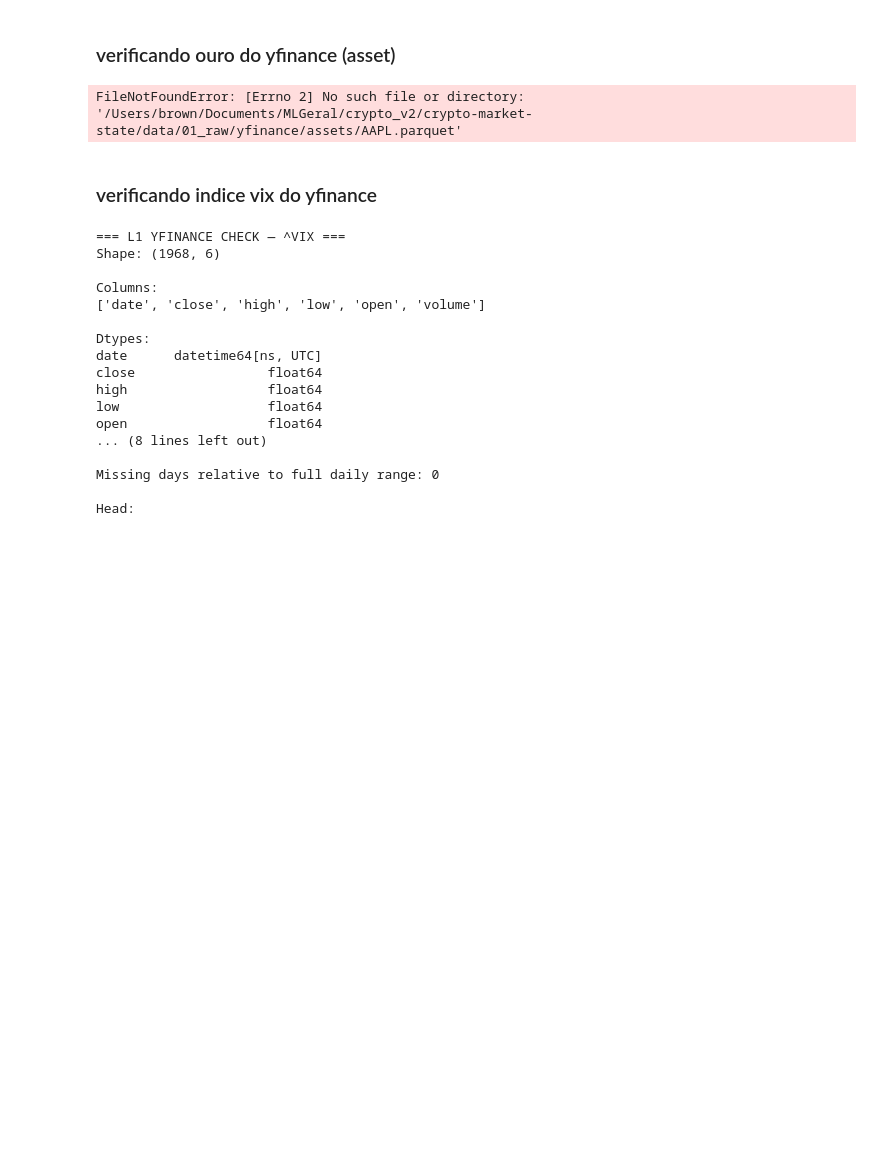
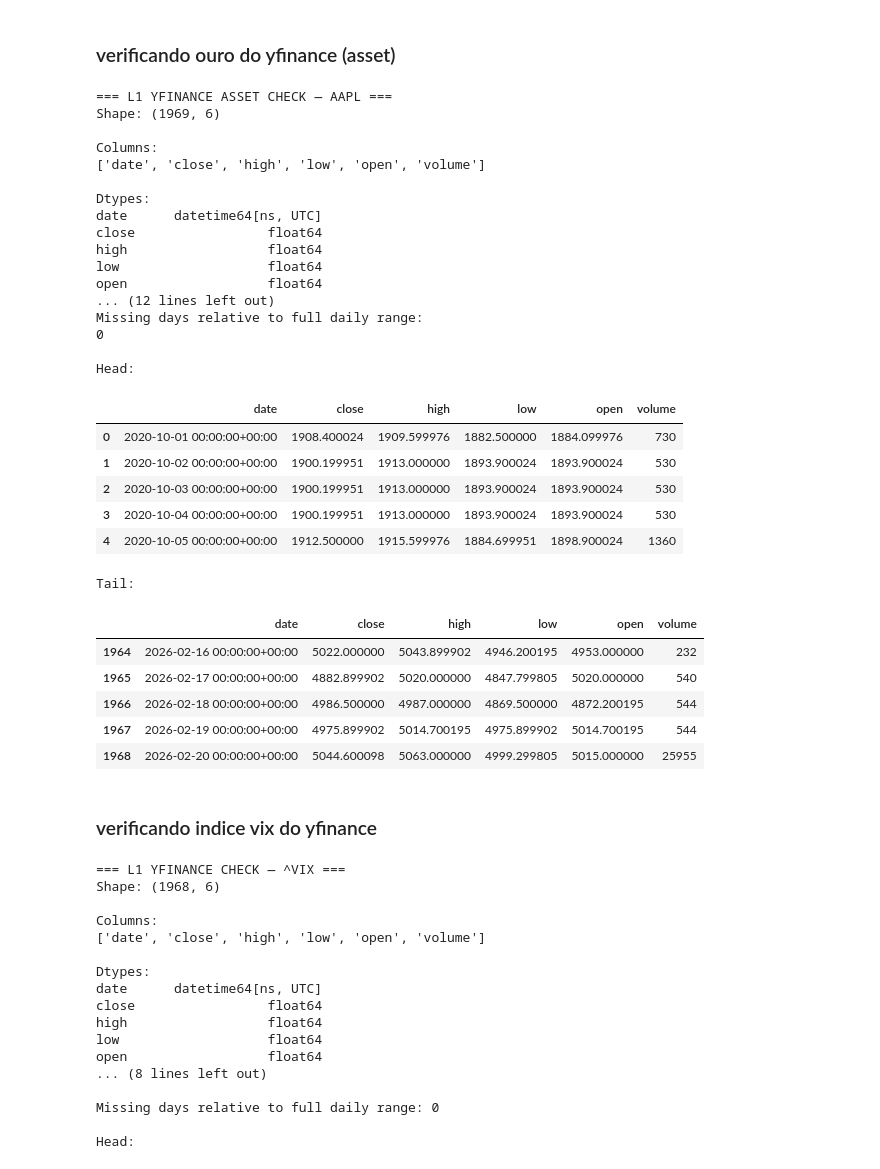
Before and after one commit to essington62/crypto-market-state, a Jupyter notebook: notebooks/assessment.ipynb, the cells around one changed output. Cells and saved outputs as stored; diff of their text form; code cells hidden in the pictures; blank space fills up the shorter version.

```diff
--- a/notebooks/assessment.ipynb
+++ b/notebooks/assessment.ipynb
@@ -7,7 +7,7 @@ from pathlib import Path
 
 # Ajuste para um ticker que você realmente configurou
 path = Path(
-    "/Users/brown/Documents/MLGeral/crypto_v2/crypto-market-state/data/01_raw/yfinance/assets/^GSPC.parquet"
+    "/Users/brown/Documents/MLGeral/crypto_v2/crypto-market-state/data/01_raw/spot/daily/gold.parquet"
 )
 
 df = pd.read_parquet(path)
@@ -18,34 +18,63 @@ print("Shape:", df.shape)
 print("\nColumns:")
 print(df.columns.tolist())
 
 print("\nDtypes:")
 print(df.dtypes)
 
 print("\nDate range:")
 print(df["date"].min(), "→", df["date"].max())
 
 print("\nTimezone:")
 print(df["date"].dt.tz)
 
 print("\nDuplicated dates:")
 print(df["date"].duplicated().sum())
 
 print("\nMissing days relative to full daily range:")
 expected = pd.date_range(
     start=df["date"].min(),
     end=df["date"].max(),
     freq="D",
     tz="UTC"
 )
 print(len(expected) - df["date"].nunique())
 
 print("\nHead:")
 display(df.head())
 
 print("\nTail:")
 display(df.tail())
 # %% [output]
-FileNotFoundError: [Errno 2] No such file or directory: '/Users/brown/Documents/MLGeral/crypto_v2/crypto-market-state/data/01_raw/yfinance/assets/AAPL.parquet'
+=== L1 YFINANCE ASSET CHECK — AAPL ===
+Shape: (1969, 6)
+
+Columns:
+['date', 'close', 'high', 'low', 'open', 'volume']
+
+Dtypes:
+date      datetime64[ns, UTC]
+close                 float64
+high                  float64
+low                   float64
+open                  float64
+... (12 lines left out)
+Missing days relative to full daily range:
+0
+
+Head:
+|  | date | close | high | low | open | volume |
+| 0 | 2020-10-01 00:00:00+00:00 | 1908.400024 | 1909.599976 | 1882.500000 | 1884.099976 | 730 |
+| 1 | 2020-10-02 00:00:00+00:00 | 1900.199951 | 1913.000000 | 1893.900024 | 1893.900024 | 530 |
+| 2 | 2020-10-03 00:00:00+00:00 | 1900.199951 | 1913.000000 | 1893.900024 | 1893.900024 | 530 |
+| 3 | 2020-10-04 00:00:00+00:00 | 1900.199951 | 1913.000000 | 1893.900024 | 1893.900024 | 530 |
+| 4 | 2020-10-05 00:00:00+00:00 | 1912.500000 | 1915.599976 | 1884.699951 | 1898.900024 | 1360 |
+Tail:
+|  | date | close | high | low | open | volume |
+| 1964 | 2026-02-16 00:00:00+00:00 | 5022.000000 | 5043.899902 | 4946.200195 | 4953.000000 | 232 |
+| 1965 | 2026-02-17 00:00:00+00:00 | 4882.899902 | 5020.000000 | 4847.799805 | 5020.000000 | 540 |
+| 1966 | 2026-02-18 00:00:00+00:00 | 4986.500000 | 4987.000000 | 4869.500000 | 4872.200195 | 544 |
+| 1967 | 2026-02-19 00:00:00+00:00 | 4975.899902 | 5014.700195 | 4975.899902 | 5014.700195 | 544 |
+| 1968 | 2026-02-20 00:00:00+00:00 | 5044.600098 | 5063.000000 | 4999.299805 | 5015.000000 | 25955 |
 # %% [markdown]
 ### verificando indice vix do yfinance
 # %%
```
Also changed, not shown: parts of 8 cells of this notebook, 28 other files.
